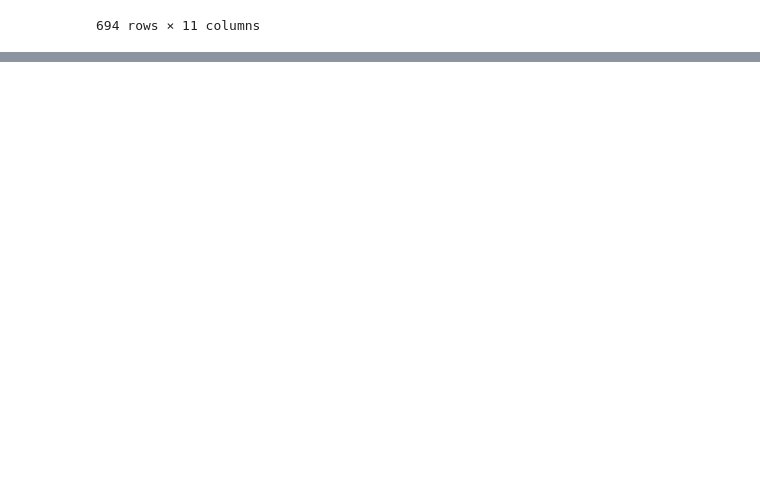
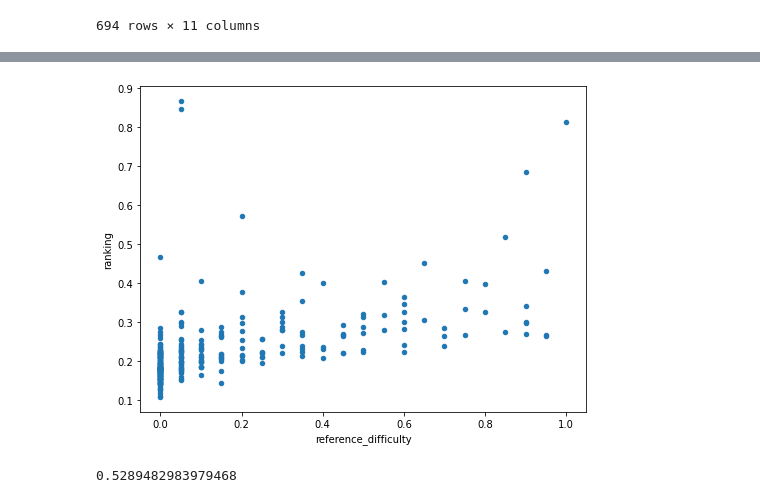
Before and after one commit to OshFrosch/Vocabulary-Predictor, a Jupyter notebook: src/notebooks/create_evaluation_reference.ipynb, the cells around one changed output, grey strips where cells are left out. Cells and saved outputs as stored; diff of their text form; code cells hidden in the pictures; blank space fills up the shorter version.

```diff
--- a/src/notebooks/create_evaluation_reference.ipynb
+++ b/src/notebooks/create_evaluation_reference.ipynb
@@ -180,0 +159,10 @@ df_res.head(500)
+# %%
+from utils.evaluation_utils.evaluation import get_difficulty_scatter
+
+get_difficulty_scatter(df_res)
+# %% [output]
+[figure, added]
+# %%
+correlation
+# %% [output]
+0.5289482983979468
```
Also changed, not shown: parts of 11 cells of this notebook, 6 other files.
